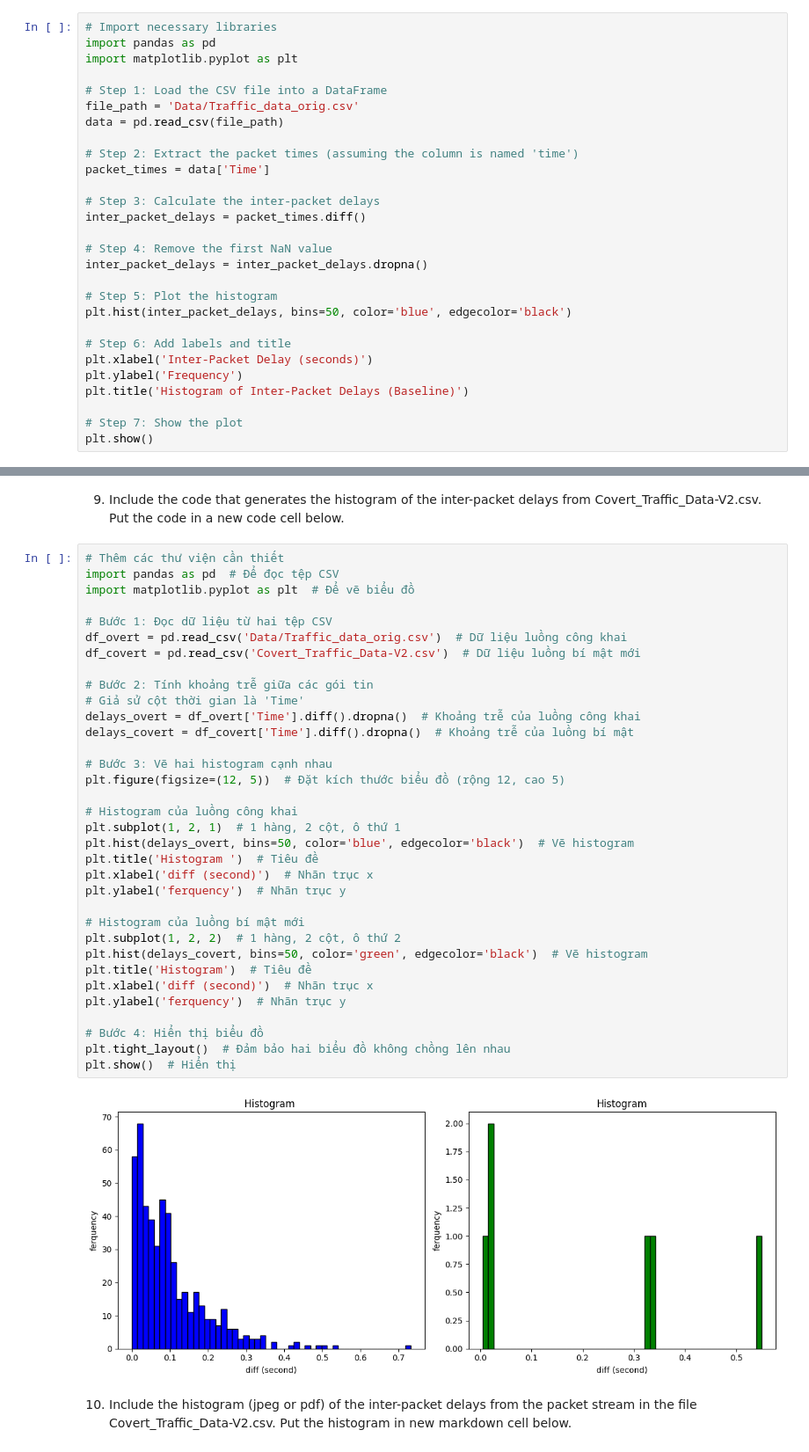
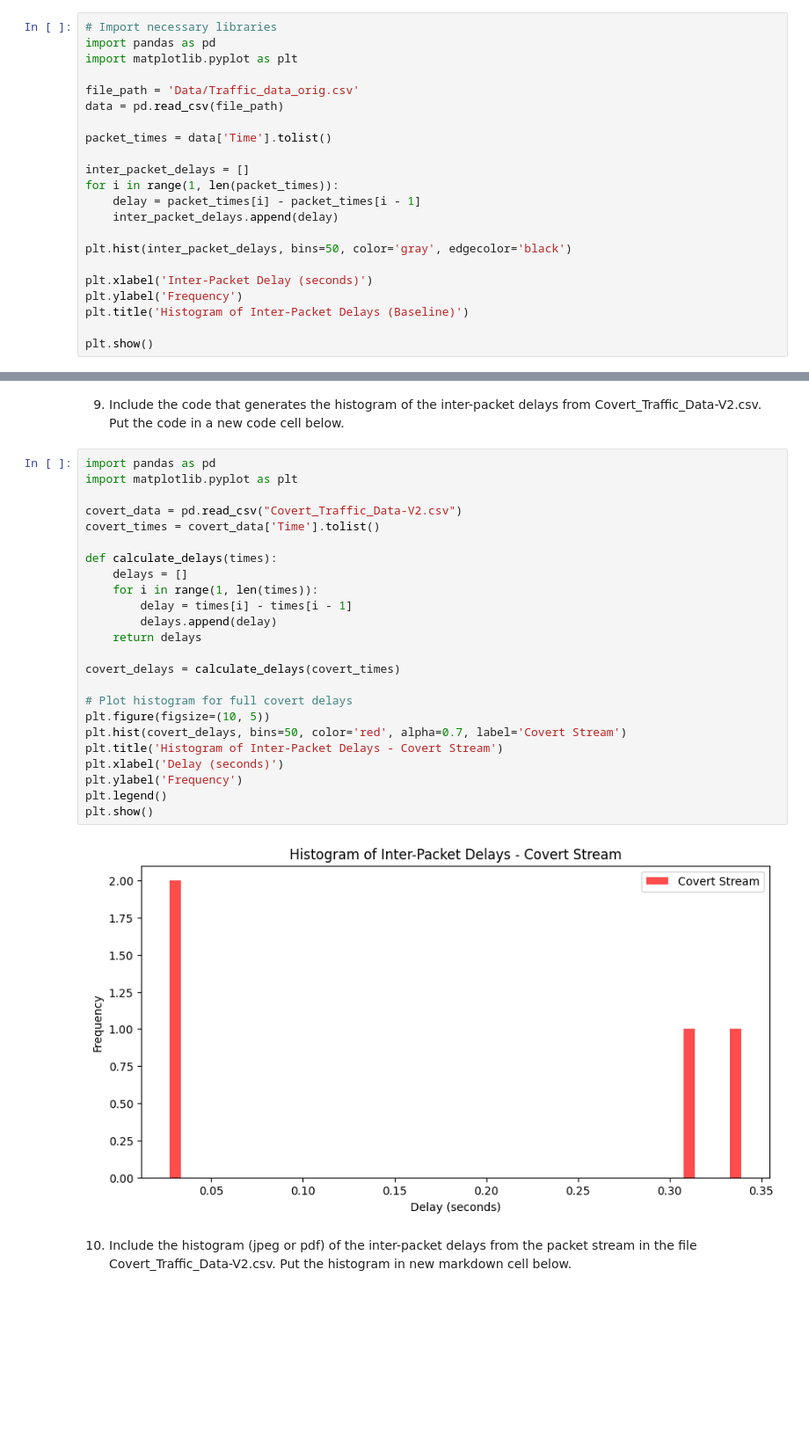
Before and after one commit to nguyjtra/test, a Jupyter notebook: ECS132_Project_Spring_2025_Draft.ipynb, the cells around one changed output, grey strips where cells are left out. Shown: that part at 88% size. Saved outputs shown, nothing was run; the diff lists cells and outputs as text; blank space fills up the shorter version.

```diff
--- a/ECS132_Project_Spring_2025_Draft.ipynb
+++ b/ECS132_Project_Spring_2025_Draft.ipynb
@@ -111,27 +122,21 @@ Write a Python code to plot the histogram of the **inter-packet delays** of the
 import pandas as pd
 import matplotlib.pyplot as plt
 
-# Step 1: Load the CSV file into a DataFrame
 file_path = 'Data/Traffic_data_orig.csv'
 data = pd.read_csv(file_path)
 
-# Step 2: Extract the packet times (assuming the column is named 'time')
-packet_times = data['Time']
+packet_times = data['Time'].tolist()
 
-# Step 3: Calculate the inter-packet delays
-inter_packet_delays = packet_times.diff()
+inter_packet_delays = []
+for i in range(1, len(packet_times)):
+    delay = packet_times[i] - packet_times[i - 1]
+    inter_packet_delays.append(delay)
 
-# Step 4: Remove the first NaN value
-inter_packet_delays = inter_packet_delays.dropna()
+plt.hist(inter_packet_delays, bins=50, color='gray', edgecolor='black')
 
-# Step 5: Plot the histogram
-plt.hist(inter_packet_delays, bins=50, color='blue', edgecolor='black')
-
-# Step 6: Add labels and title
 plt.xlabel('Inter-Packet Delay (seconds)')
 plt.ylabel('Frequency')
 plt.title('Histogram of Inter-Packet Delays (Baseline)')
 
-# Step 7: Show the plot
 plt.show()
 # %% [output]
@@ -306,40 +365,30 @@ Plot the histogram  of the inter-packet  delays of the overt packet stream and t
 # %% [markdown]
 9. Include the code that generates the histogram  of the inter-packet delays from Covert_Traffic_Data-V2.csv.  Put the code in a new code cell below.
 # %%
-# Thêm các thư viện cần thiết
-import pandas as pd  # Để đọc tệp CSV
-import matplotlib.pyplot as plt  # Để vẽ biểu đồ
+import pandas as pd
+import matplotlib.pyplot as plt
 
-# Bước 1: Đọc dữ liệu từ hai tệp CSV
-df_overt = pd.read_csv('Data/Traffic_data_orig.csv')  # Dữ liệu luồng công khai
-df_covert = pd.read_csv('Covert_Traffic_Data-V2.csv')  # Dữ liệu luồng bí mật mới
+covert_data = pd.read_csv("Covert_Traffic_Data-V2.csv")
+covert_times = covert_data['Time'].tolist()
 
-# Bước 2: Tính khoảng trễ giữa các gói tin
-# Giả sử cột thời gian là 'Time'
-delays_overt = df_overt['Time'].diff().dropna()  # Khoảng trễ của luồng công khai
-delays_covert = df_covert['Time'].diff().dropna()  # Khoảng trễ của luồng bí mật
+def calculate_delays(times):
+    delays = []
+    for i in range(1, len(times)):
+        delay = times[i] - times[i - 1]
+        delays.append(delay)
+    return delays
 
-# Bước 3: Vẽ hai histogram cạnh nhau
-plt.figure(figsize=(12, 5))  # Đặt kích thước biểu đồ (rộng 12, cao 5)
+covert_delays = calculate_delays(covert_times)
 
-# Histogram của luồng công khai
-plt.subplot(1, 2, 1)  # 1 hàng, 2 cột, ô thứ 1
-plt.hist(delays_overt, bins=50, color='blue', edgecolor='black')  # Vẽ histogram
-plt.title('Histogram ')  # Tiêu đề
-plt.xlabel('diff (second)')  # Nhãn trục x
-plt.ylabel('ferquency')  # Nhãn trục y
-
-# Histogram của luồng bí mật mới
-plt.subplot(1, 2, 2)  # 1 hàng, 2 cột, ô thứ 2
-plt.hist(delays_covert, bins=50, color='green', edgecolor='black')  # Vẽ histogram
-plt.title('Histogram')  # Tiêu đề
-plt.xlabel('diff (second)')  # Nhãn trục x
-plt.ylabel('ferquency')  # Nhãn trục y
-
-# Bước 4: Hiển thị biểu đồ
-plt.tight_layout()  # Đảm bảo hai biểu đồ không chồng lên nhau
-plt.show()  # Hiển thị
+# Plot histogram for full covert delays
+plt.figure(figsize=(10, 5))
+plt.hist(covert_delays, bins=50, color='red', alpha=0.7, label='Covert Stream')
+plt.title('Histogram of Inter-Packet Delays - Covert Stream')
+plt.xlabel('Delay (seconds)')
+plt.ylabel('Frequency')
+plt.legend()
+plt.show()
 # %% [output]
-[figure, old version]
+[figure, new version]
 # %% [markdown]
 10. Include the histogram (jpeg or pdf) of the inter-packet delays from the packet stream in the file Covert_Traffic_Data-V2.csv. Put the histogram in new markdown cell below.
```
Also changed, not shown: parts of 26 cells of this notebook, 3 other files.
